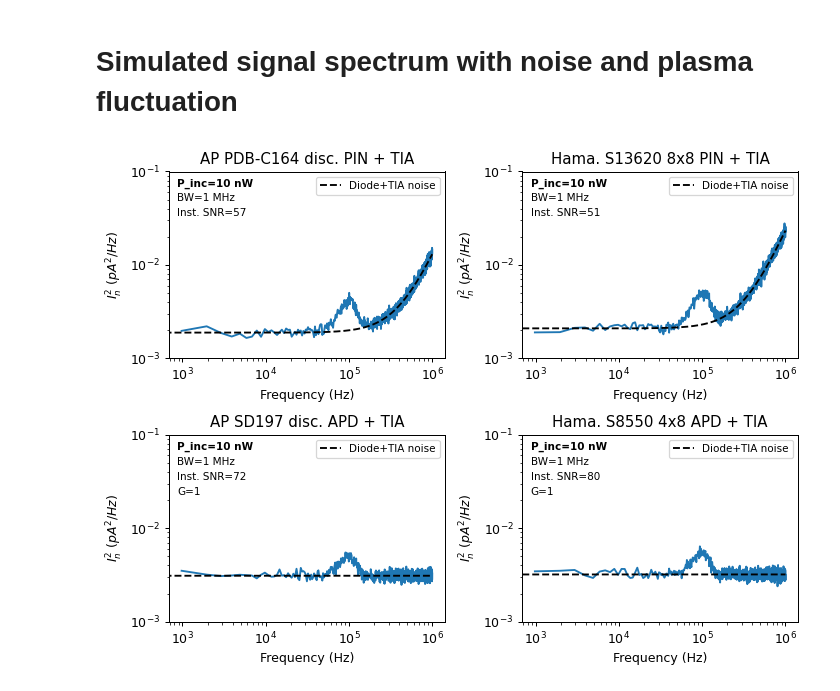
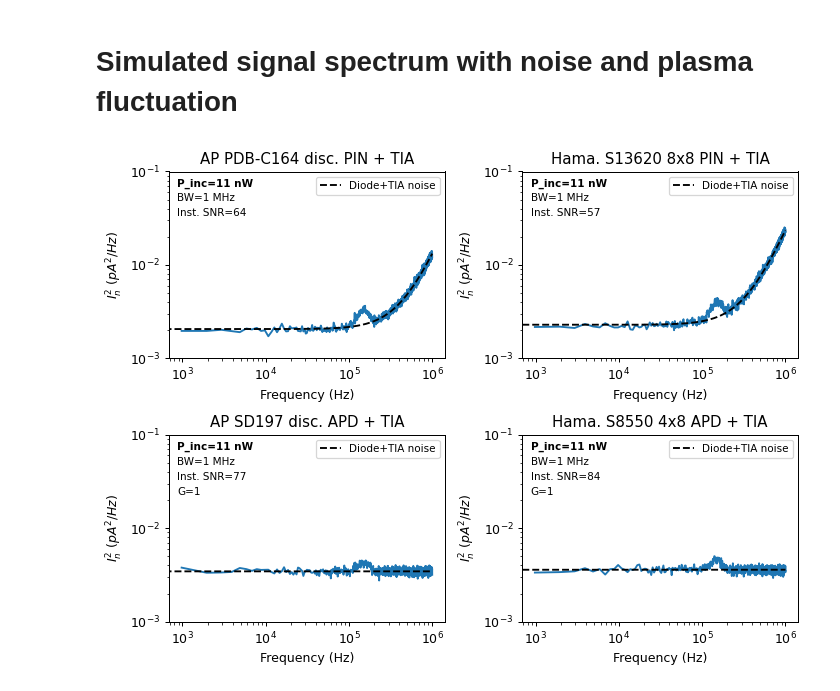
Before and after one commit to drsmith48/w7x-bes-design, a Jupyter notebook: detector_noise_plots.ipynb, the cells around one changed output. Saved outputs shown, nothing was run; the diff lists cells and outputs as text; code cells hidden in the pictures.

```diff
--- a/detector_noise_plots.ipynb
+++ b/detector_noise_plots.ipynb
@@ -26,7 +26,7 @@ diodes = detectors.diodes
 
 rng = np.random.default_rng()
 
-savefig = False
+savefig = True
 ifig = 0
 # %% [output]
 AP PDB-C164 disc. PIN
@@ -444,13 +444,13 @@ if savefig:
 # %% [markdown]
 # Simulated signal spectrum with noise and plasma fluctuation
 # %%
-p_inc = 10e-9  # W
+p_inc = 20e-9 * (60/80)**2  # W
 
 temp = -20  # photodiode temperature, C
 
-n_rms = 5e-3  # density RMS fluctuation
+n_rms = 3e-3  # density RMS fluctuation
 p_rms = p_inc * n_rms/2  # incident power RMS fluctuation
-f0 = 100e3  # mode center frequency, Hz
+f0 = 150e3  # mode center frequency, Hz
 f_fwhm = 50e3  # mode FWHM, Hz
 f_sd = f_fwhm / ( 2 * np.sqrt(2*np.log(2)) )  # mode frequency std. dev., Hz
 
@@ -458,7 +458,7 @@ f_sample = 2.e6
 bw = f_sample/2
 
 nfft = 2048
-nbins = 256
+nbins = 256*2
 nsamples = nfft * nbins
 
 freqs = scipy.fft.rfftfreq(nfft, 1/f_sample)
@@ -520,31 +520,31 @@ for diode in diodes.values():
     plt.xlabel('Frequency (Hz)')
     plt.ylabel('$I_n^2$ ($pA^2/Hz$)')
     plt.ylim(1e-3,1e-1)
     plt.annotate(f'P_inc={p_inc*1e9:.0f} nW',
         xycoords='axes fraction',
         xy=[0.03,0.92],
         fontsize='small',
         fontweight='bold')
     plt.annotate(f'BW={bw/1e6:.0f} MHz',
         xycoords='axes fraction',
         xy=[0.03,0.84],
         fontsize='small')
     plt.annotate(f'Inst. SNR={SNR:.0f}',
         xycoords='axes fraction',
         xy=[0.03,0.76],
         fontsize='small')
     if isinstance(diode, detectors.ApdDiode):
         plt.annotate(f'G=1',
             xycoords='axes fraction',
             xy=[0.03,0.68],
             fontsize='small')
     plt.legend(loc='upper right', fontsize='small')
     iplot += 1
 
 plt.tight_layout()
 
 if savefig:
     plt.savefig(f'plots/detector_noise_{ifig:02d}.pdf')
     ifig += 1
 # %% [output]
-[figure, old version]
+[figure, new version]
```
Also changed, not shown: 1 other file.
